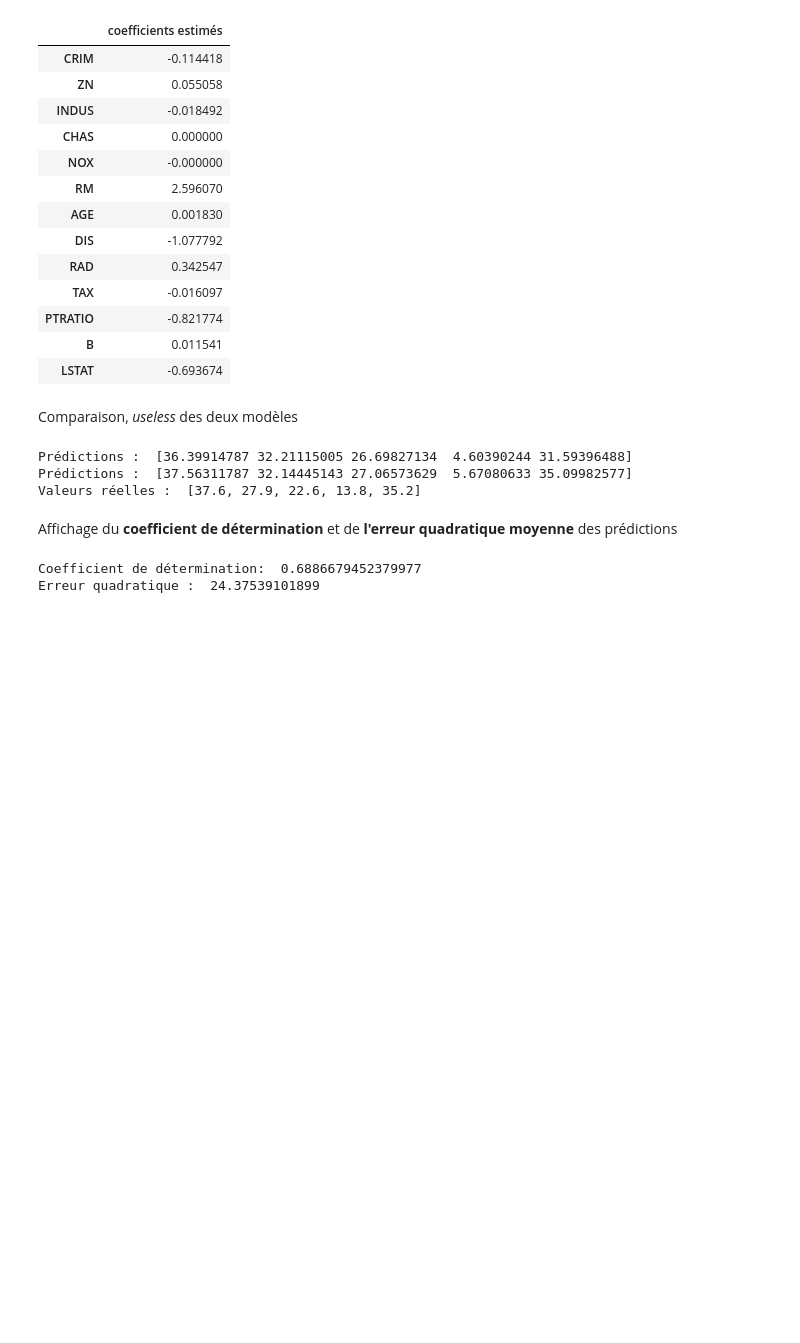
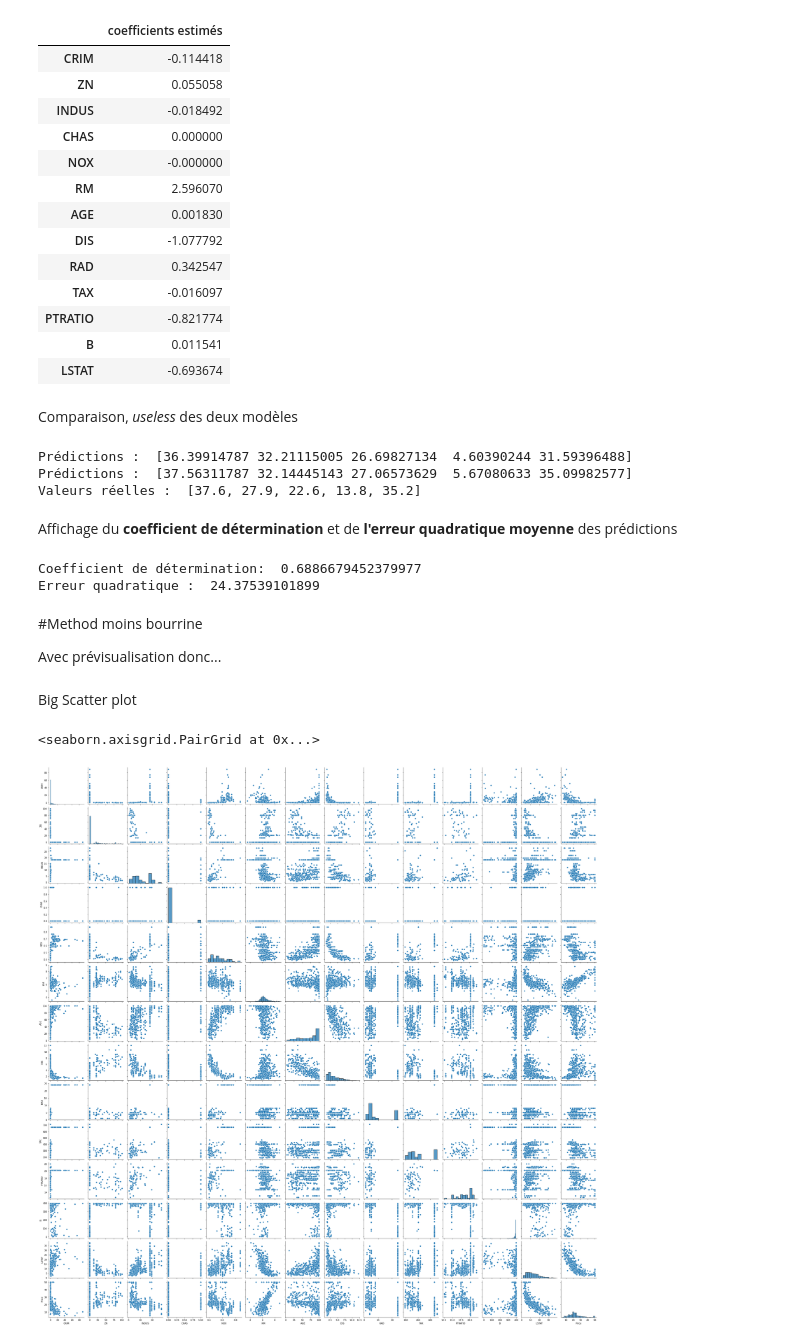
Before and after one commit to federicoding/TrainingGeneral, a Jupyter notebook: Regression_rapide.ipynb, the cells around one changed output. Drawn from its saved outputs; the diff is of its cells as text; code cells hidden in the pictures; blank space fills up the shorter version.

```diff
--- a/Regression_rapide.ipynb
+++ b/Regression_rapide.ipynb
@@ -181,3 +181,14 @@ print("Erreur quadratique : ", mean_squared_error(Y_test ,rl.predict(X_test)))
 # %% [output]
 Coefficient de détermination:  0.6886679452379977
 Erreur quadratique :  24.37539101899
+# %% [markdown]
+#Method moins bourrine
+
+Avec prévisualisation donc...
+# %% [markdown]
+Big Scatter plot
+# %%
+sns.pairplot(housing)
+# %% [output]
+<seaborn.axisgrid.PairGrid at 0x...>
+[figure, added]
```
Also changed, not shown: parts of 22 cells of this notebook.
